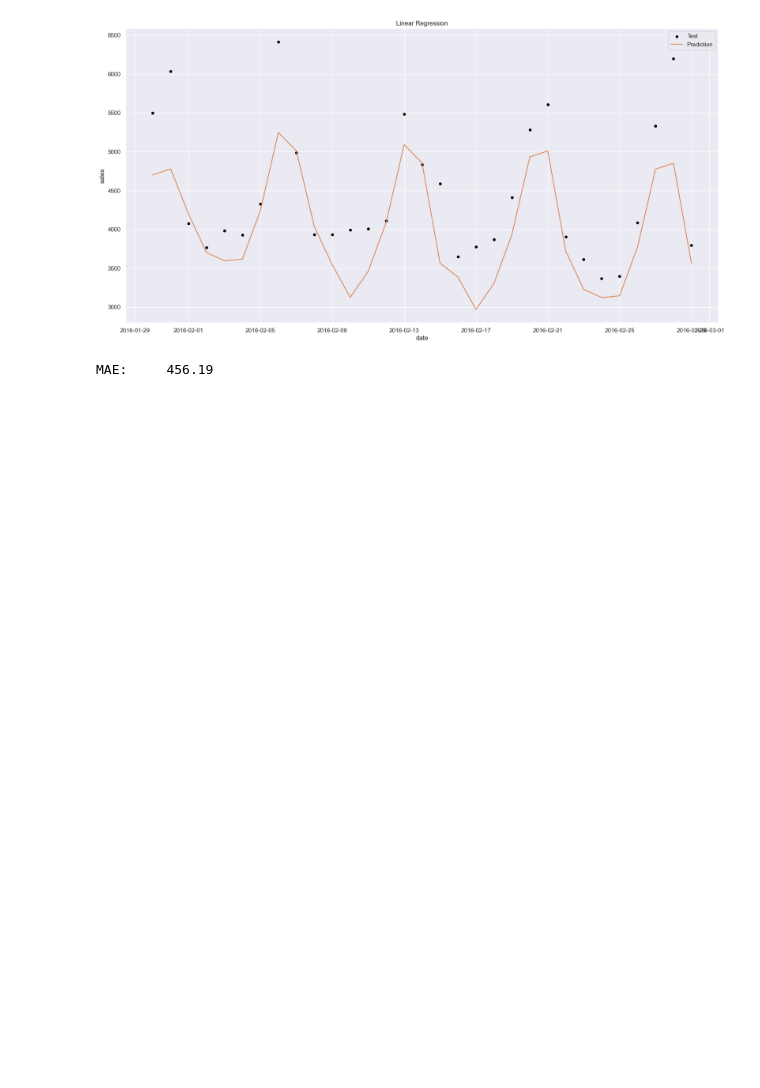
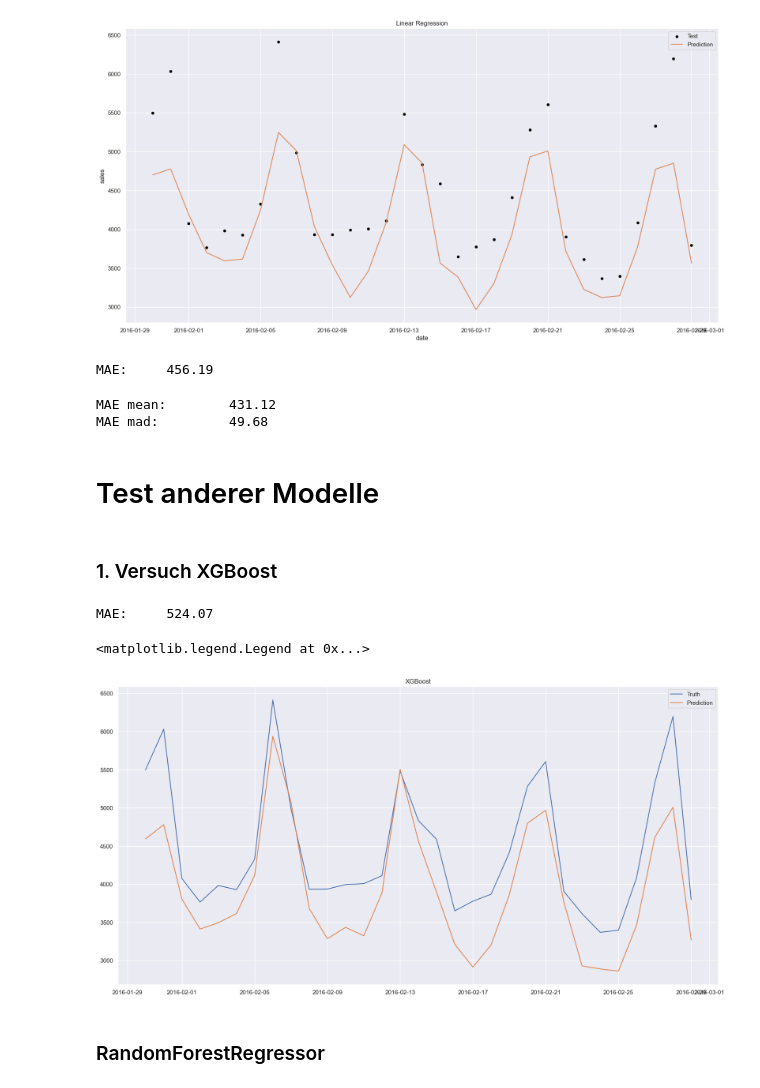
Before and after one commit to EdwinUe/BAB_WS22-23, a Jupyter notebook: Code/003BusinessAnalyticsBProjekt.ipynb, the cells around one changed output. Cells and saved outputs as stored; diff of their text form; code cells hidden in the pictures; blank space fills up the shorter version.

Commit message:
Add Models

```diff
--- a/Code/003BusinessAnalyticsBProjekt.ipynb
+++ b/Code/003BusinessAnalyticsBProjekt.ipynb
@@ -614,3 +621,55 @@ second_pred.index.name = 'Date'
 # %%
 second_pred.name = 'sales'
 second_pred.to_csv('second_linreg.csv')
+# %%
+from sklearn.linear_model import LinearRegression
+from sklearn.model_selection import TimeSeriesSplit
+from sklearn.model_selection import cross_validate
+
+cv = TimeSeriesSplit(
+    n_splits=5,
+    test_size=31,
+    gap=0
+)
+
+forecast = LinearRegression()
+scores = pd.DataFrame(
+    cross_validate(
+        estimator=forecast,
+        X=X2,
+        y=y2,
+        scoring = 'neg_mean_absolute_error',
+        cv = cv,
+        verbose = 0
+    )
+)
+# display(scores)
+
+print('MAE mean:\t %4.2f' % (-scores['test_score'].mean()))
+print('MAE mad:\t %4.2f' % (scores['test_score'].mad()))
+# %% [output]
+MAE mean:        431.12
+MAE mad:         49.68
+# %% [markdown]
+# Test anderer Modelle
+# %% [markdown]
+### 1. Versuch XGBoost
+# %%
+import xgboost as xgb
+my_xgb = xgb.XGBRegressor()
+x_train, x_test, y_train, y_test = train_test_split(X, y, test_size=31, shuffle = False)
+my_xgb.fit(x_train,y_train)
+preds = my_xgb.predict(x_test)
+print('MAE:\t %4.2f' % (MAE(y_true = y_test, y_pred = preds)))
+# %% [output]
+MAE:     524.07
+# %%
+plt.plot(y_test.index, y_test)
+plt.plot(y_test.index, preds)
+plt.title('XGBoost')
+plt.legend(['Truth','Prediction'])
+# %% [output]
+<matplotlib.legend.Legend at 0x...>
+[figure, added]
+# %% [markdown]
+### RandomForestRegressor
```
Also changed, not shown: parts of 25 cells of this notebook, 1 other file.
